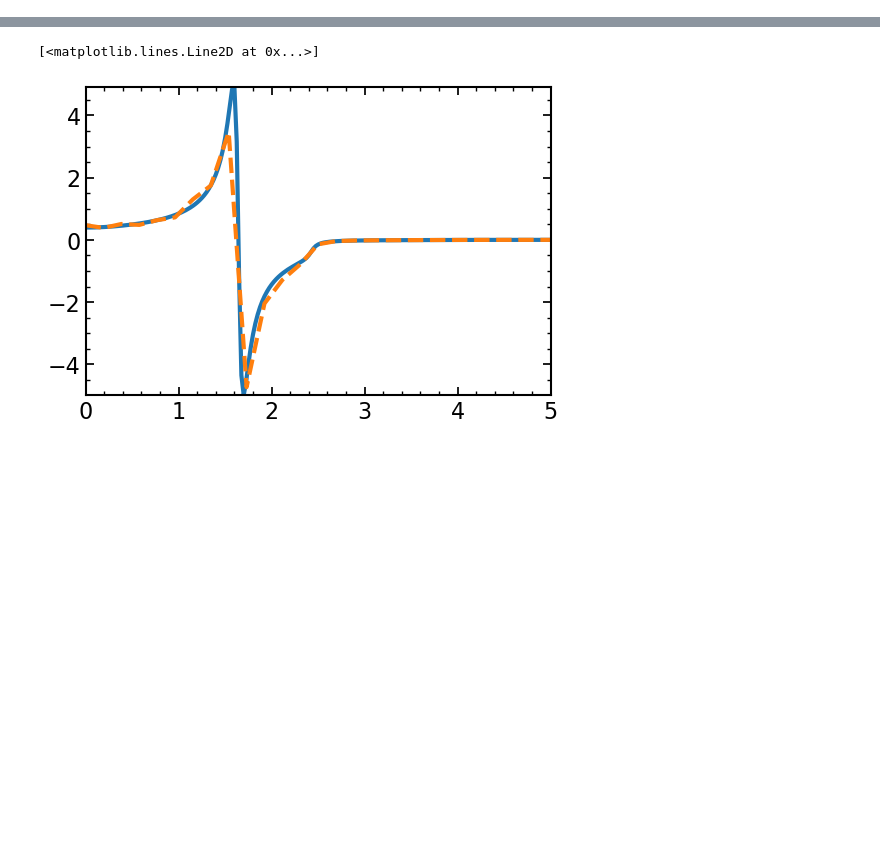
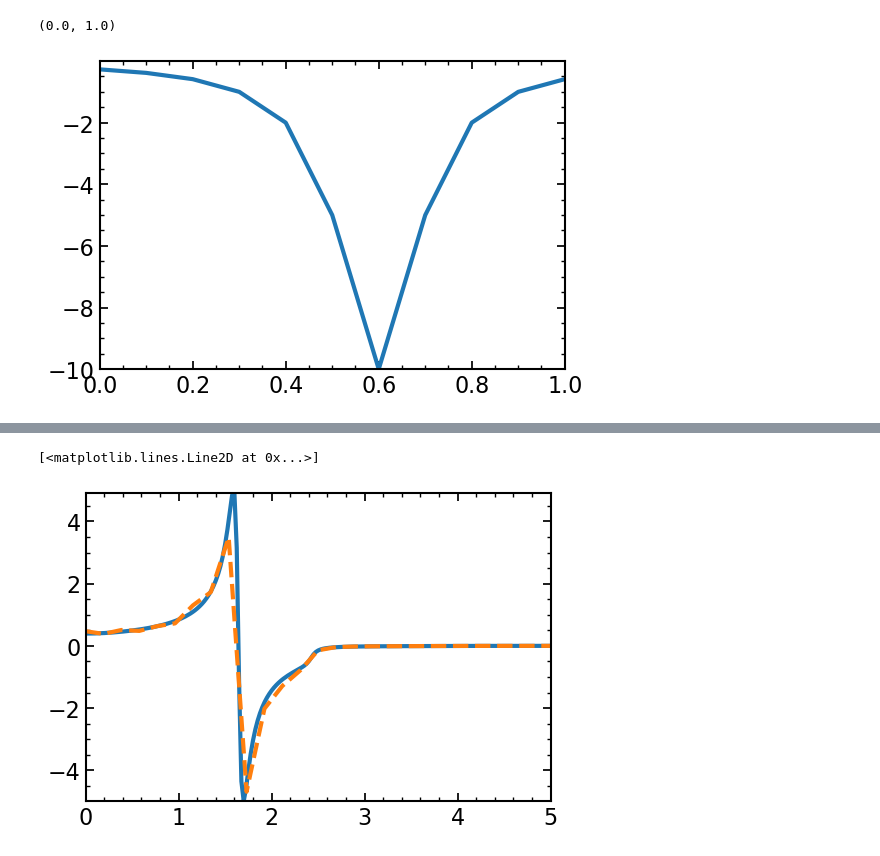
Before and after one commit to k-maslov/TMQGP, a Jupyter notebook: ipy/Quasiparticle/ConvolutionIntegral.ipynb, the cells around one changed output, grey strips where cells are left out. Drawn from its saved outputs; the diff is of its cells as text; code cells hidden in the pictures; blank space fills up the shorter version.

```diff
--- a/ipy/Quasiparticle/ConvolutionIntegral.ipynb
+++ b/ipy/Quasiparticle/ConvolutionIntegral.ipynb
@@ -21,2 +40,9 @@ pt2 = QuarkTM.Particle(mQ, qrange2, erange2)
 # %%
 T = 0.17
+# %%
+plt.plot(pt1.erange, imag(pt1.Gtab[:, 0]))
+
+plt.xlim(0, 1)
+# %% [output]
+(0.0, 1.0)
+[figure, added]
```
Also changed, not shown: parts of 34 cells of this notebook, 5 other files.
